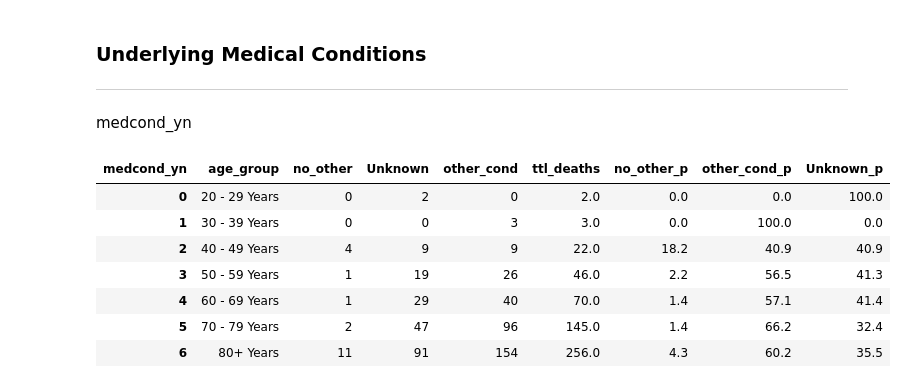
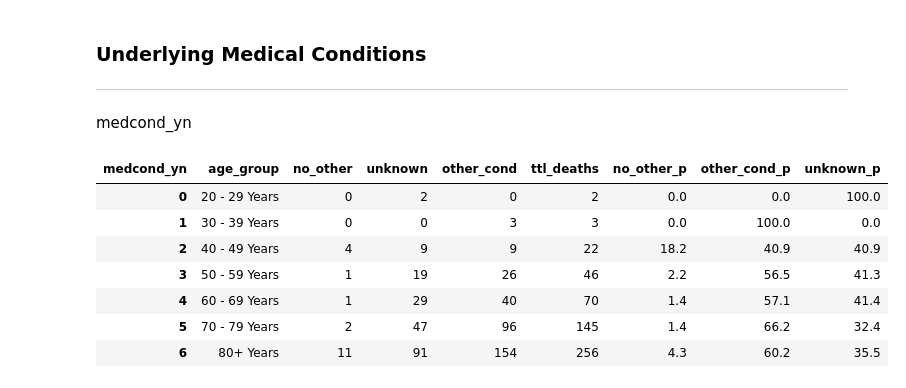
Before and after one commit to lauradahlberg/covid-19_analysis_NC, a Jupyter notebook: exploring_mecklenburg_covid_CDC_data.ipynb, the cells around one changed output. Saved outputs shown, nothing was run; the diff lists cells and outputs as text; code cells hidden in the pictures.

```diff
--- a/exploring_mecklenburg_covid_CDC_data.ipynb
+++ b/exploring_mecklenburg_covid_CDC_data.ipynb
@@ -485,9 +319,10 @@ total_counts
 ---
 # %%
 ## Filtering rows where 'death_yn' is 'yes'
-deaths = df[(df['death_yn'].str.contains('Yes'))]
+## did this to plot every single row, and compare it with other columns
+deaths_yes = df[(df['death_yn'].str.contains('Yes'))]
 # deaths['count'] = 1
-
 
 # deaths.dtypes
 # deaths.death_yn.unique()
+deaths_yes.head()
@@ -570,23 +352,23 @@ Name: age_group, dtype: int64
 
 medcond_yn
 # %%
-cond = deaths.groupby(['age_group','medcond_yn'])['medcond_yn'].count().unstack().reset_index().fillna(0)
-cond = cond.rename(columns={'No': 'no_other', 'Yes': 'other_cond'})
-cond['ttl_deaths'] = cond['no_other']+cond['Unknown']+cond['other_cond'].astype(int)
-cond['no_other'] = cond['no_other'].astype(int)
-cond['Unknown'] = cond['Unknown'].astype(int)
-cond['other_cond'] = cond['other_cond'].astype(int)
-cond['no_other_p'] = ((cond['no_other']*100)/cond['ttl_deaths']).round(1)
-cond['other_cond_p'] = ((cond['other_cond']*100)/cond['ttl_deaths']).round(1)
-cond['Unknown_p'] = ((cond['Unknown']*100)/cond['ttl_deaths']).round(1)
+med_cond = deaths_yes.groupby(['age_group','medcond_yn'])['medcond_yn'].count().unstack().reset_index().fillna(0)
+med_cond = med_cond.rename(columns={'No': 'no_other', 'Yes': 'other_cond', 'Unknown': 'unknown'})
+med_cond['ttl_deaths'] = (med_cond['no_other']+med_cond['unknown']+med_cond['other_cond']).astype(int)
+med_cond['no_other'] = med_cond['no_other'].astype(int)
+med_cond['unknown'] = med_cond['unknown'].astype(int)
+med_cond['other_cond'] = med_cond['other_cond'].astype(int)
+med_cond['no_other_p'] = ((med_cond['no_other']*100)/med_cond['ttl_deaths']).round(1)
+med_cond['other_cond_p'] = ((med_cond['other_cond']*100)/med_cond['ttl_deaths']).round(1)
+med_cond['unknown_p'] = ((med_cond['unknown']*100)/med_cond['ttl_deaths']).round(1)
 
-cond
+med_cond
 # %% [output]
-| medcond_yn | age_group | no_other | Unknown | other_cond | ttl_deaths | no_other_p | other_cond_p | Unknown_p |
-| 0 | 20 - 29 Years | 0 | 2 | 0 | 2.0 | 0.0 | 0.0 | 100.0 |
-| 1 | 30 - 39 Years | 0 | 0 | 3 | 3.0 | 0.0 | 100.0 | 0.0 |
-| 2 | 40 - 49 Years | 4 | 9 | 9 | 22.0 | 18.2 | 40.9 | 40.9 |
-| 3 | 50 - 59 Years | 1 | 19 | 26 | 46.0 | 2.2 | 56.5 | 41.3 |
-| 4 | 60 - 69 Years | 1 | 29 | 40 | 70.0 | 1.4 | 57.1 | 41.4 |
-| 5 | 70 - 79 Years | 2 | 47 | 96 | 145.0 | 1.4 | 66.2 | 32.4 |
-| 6 | 80+ Years | 11 | 91 | 154 | 256.0 | 4.3 | 60.2 | 35.5 |
+| medcond_yn | age_group | no_other | unknown | other_cond | ttl_deaths | no_other_p | other_cond_p | unknown_p |
+| 0 | 20 - 29 Years | 0 | 2 | 0 | 2 | 0.0 | 0.0 | 100.0 |
+| 1 | 30 - 39 Years | 0 | 0 | 3 | 3 | 0.0 | 100.0 | 0.0 |
+| 2 | 40 - 49 Years | 4 | 9 | 9 | 22 | 18.2 | 40.9 | 40.9 |
+| 3 | 50 - 59 Years | 1 | 19 | 26 | 46 | 2.2 | 56.5 | 41.3 |
+| 4 | 60 - 69 Years | 1 | 29 | 40 | 70 | 1.4 | 57.1 | 41.4 |
+| 5 | 70 - 79 Years | 2 | 47 | 96 | 145 | 1.4 | 66.2 | 32.4 |
+| 6 | 80+ Years | 11 | 91 | 154 | 256 | 4.3 | 60.2 | 35.5 |
```
Also changed, not shown: parts of 34 cells of this notebook.
